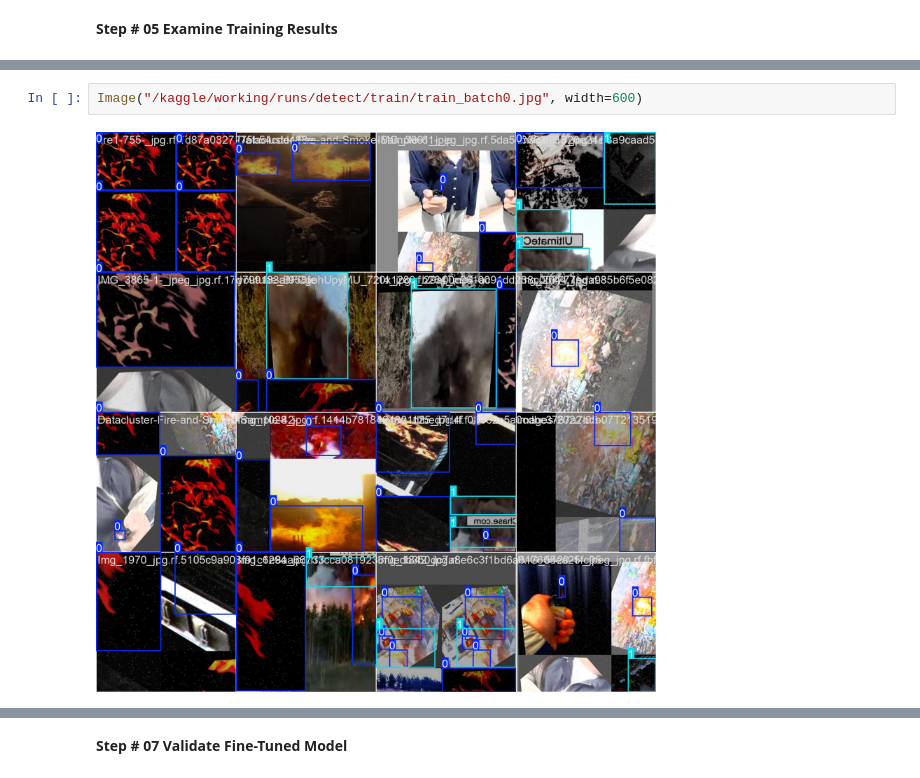
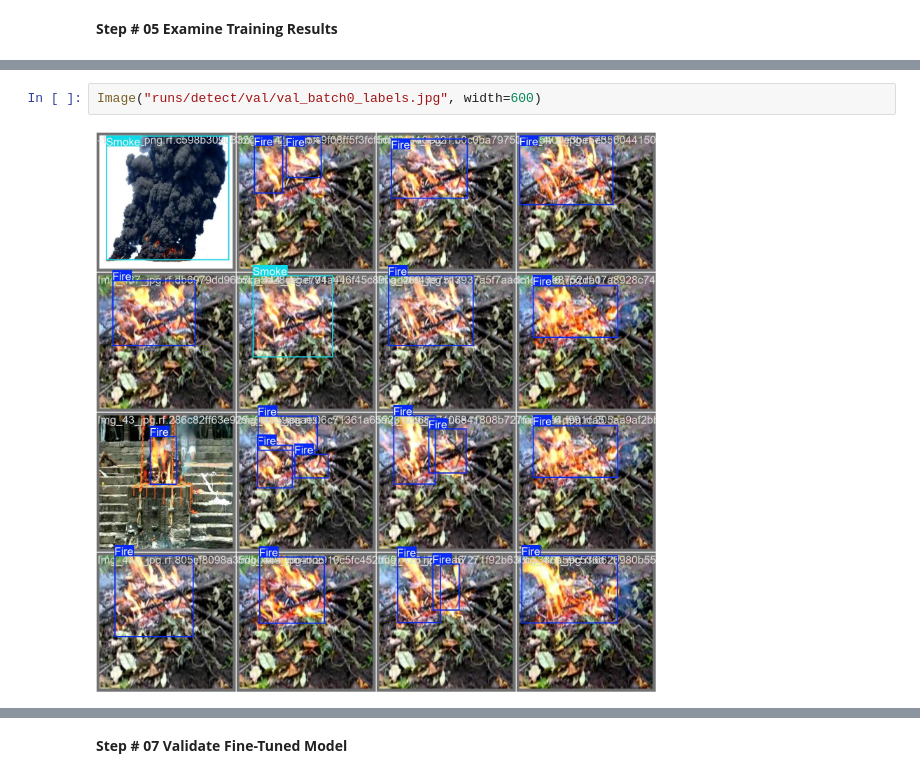
Before and after one commit to vkn500/fireguard-ui-backend, a Jupyter notebook: smoke-fire-detection-yolo11.ipynb, the cells around one changed output, grey strips where cells are left out. Saved outputs shown, nothing was run; the diff lists cells and outputs as text.

```diff
--- a/smoke-fire-detection-yolo11.ipynb
+++ b/smoke-fire-detection-yolo11.ipynb
@@ -239,7 +239,7 @@ Image("/kaggle/working/runs/detect/train/results.png", width=600)
 # %% [output]
 [figure]
 # %%
-Image("/kaggle/working/runs/detect/train/train_batch0.jpg", width=600)
+Image("runs/detect/val/val_batch0_labels.jpg", width=600)
 # %% [output]
-[figure, old version]
+[figure, new version]
 # %%
```
Also changed, not shown: parts of 13 cells of this notebook, 2 other files.
